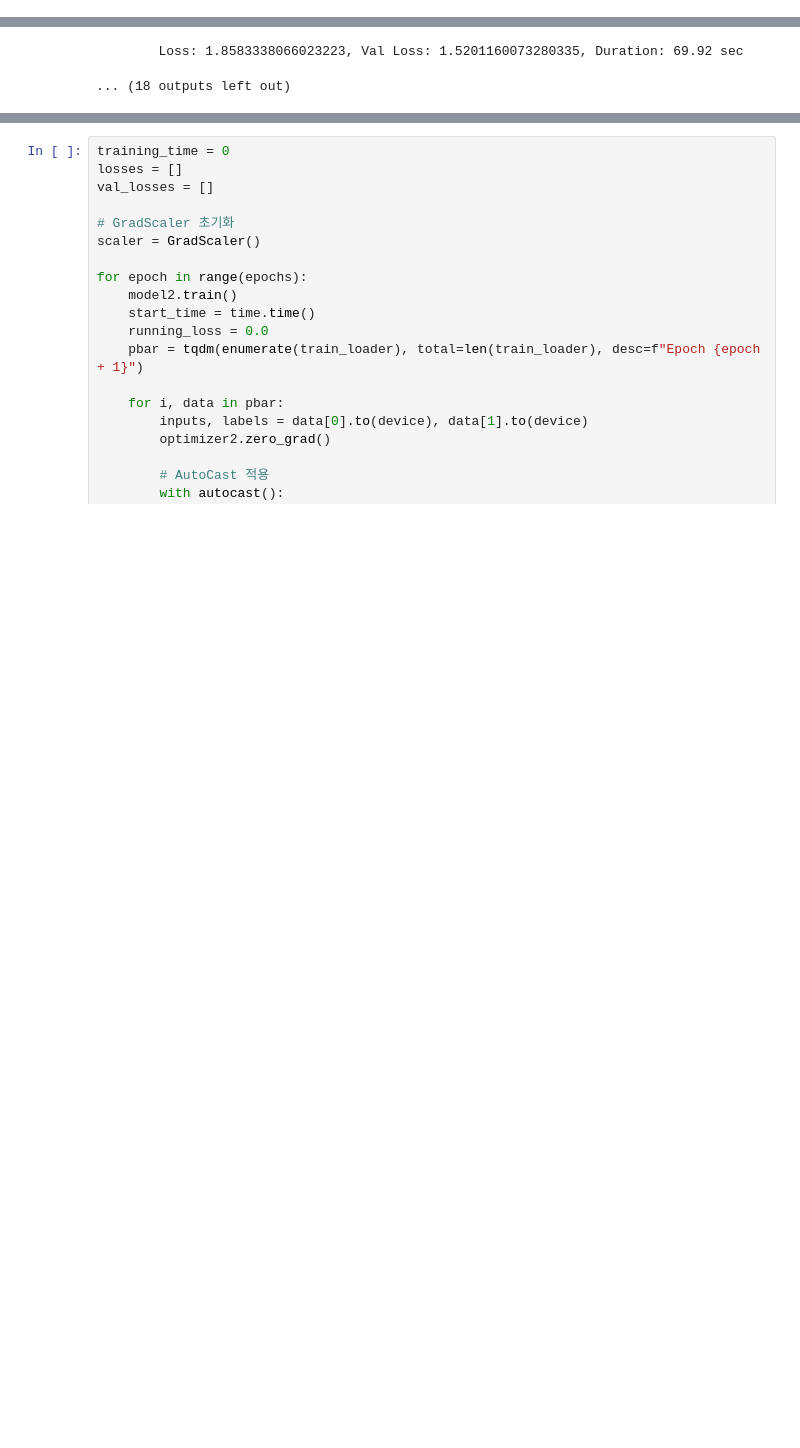
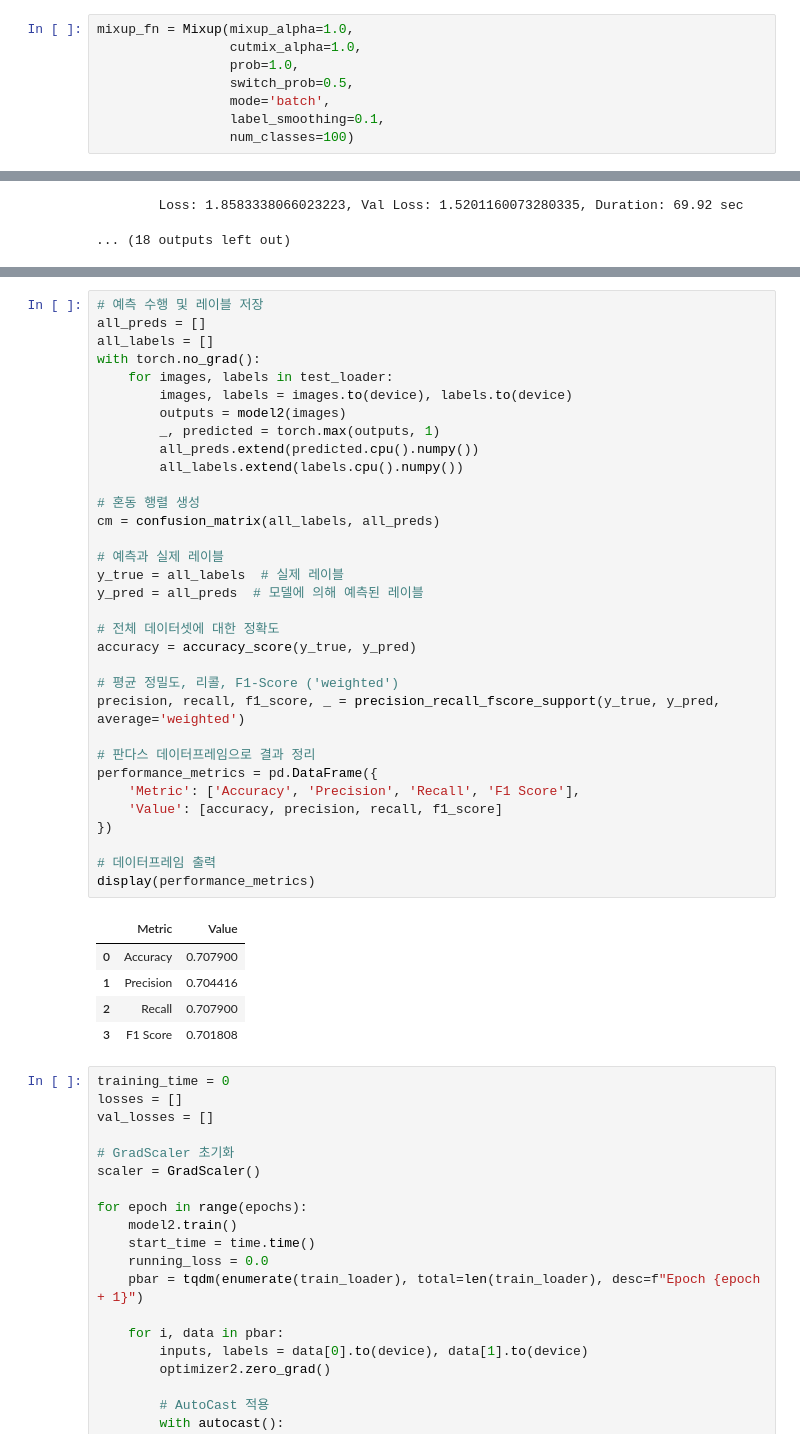
Before and after one commit to leadbreak/study, a Jupyter notebook: algorithm/04.SwinT/finetuning.ipynb, the cells around one changed output, grey strips where cells are left out. Saved outputs shown, nothing was run; the diff lists cells and outputs as text; blank space fills up the shorter version.

```diff
--- a/algorithm/04.SwinT/finetuning.ipynb
+++ b/algorithm/04.SwinT/finetuning.ipynb
@@ -85,6 +86,14 @@ optimizer2 = optim.AdamW(model2.parameters(), lr=learning_rate, weight_decay=1e-
 optimizer3 = optim.AdamW(model3.parameters(), lr=learning_rate, weight_decay=1e-8)
 optimizer4 = optim.AdamW(model4.parameters(), lr=learning_rate, weight_decay=1e-8)
 optimizer5 = optim.AdamW(model5.parameters(), lr=learning_rate, weight_decay=1e-8)
+# %%
+mixup_fn = Mixup(mixup_alpha=1.0,
+                 cutmix_alpha=1.0,
+                 prob=1.0,
+                 switch_prob=0.5,
+                 mode='batch',
+                 label_smoothing=0.1,
+                 num_classes=100)
 # %%
 training_time = 0
 losses = []
@@ -158,3 +238,42 @@ for epoch in range(epochs):
+# %%
+# 예측 수행 및 레이블 저장
+all_preds = []
+all_labels = []
+with torch.no_grad():
+    for images, labels in test_loader:
+        images, labels = images.to(device), labels.to(device)
+        outputs = model2(images)
+        _, predicted = torch.max(outputs, 1)
+        all_preds.extend(predicted.cpu().numpy())
+        all_labels.extend(labels.cpu().numpy())
+
+# 혼동 행렬 생성
+cm = confusion_matrix(all_labels, all_preds)
+
+# 예측과 실제 레이블
+y_true = all_labels  # 실제 레이블
+y_pred = all_preds  # 모델에 의해 예측된 레이블
+
+# 전체 데이터셋에 대한 정확도
+accuracy = accuracy_score(y_true, y_pred)
+
+# 평균 정밀도, 리콜, F1-Score ('weighted')
+precision, recall, f1_score, _ = precision_recall_fscore_support(y_true, y_pred, average='weighted')
+
+# 판다스 데이터프레임으로 결과 정리
+performance_metrics = pd.DataFrame({
+    'Metric': ['Accuracy', 'Precision', 'Recall', 'F1 Score'],
+    'Value': [accuracy, precision, recall, f1_score]
+})
+
+# 데이터프레임 출력
+display(performance_metrics)
+# %% [output]
+|  | Metric | Value |
+| 0 | Accuracy | 0.707900 |
+| 1 | Precision | 0.704416 |
+| 2 | Recall | 0.707900 |
+| 3 | F1 Score | 0.701808 |
 # %%
 training_time = 0
 losses = []
```
Also changed, not shown: parts of 2 cells of this notebook, 2 other files.
